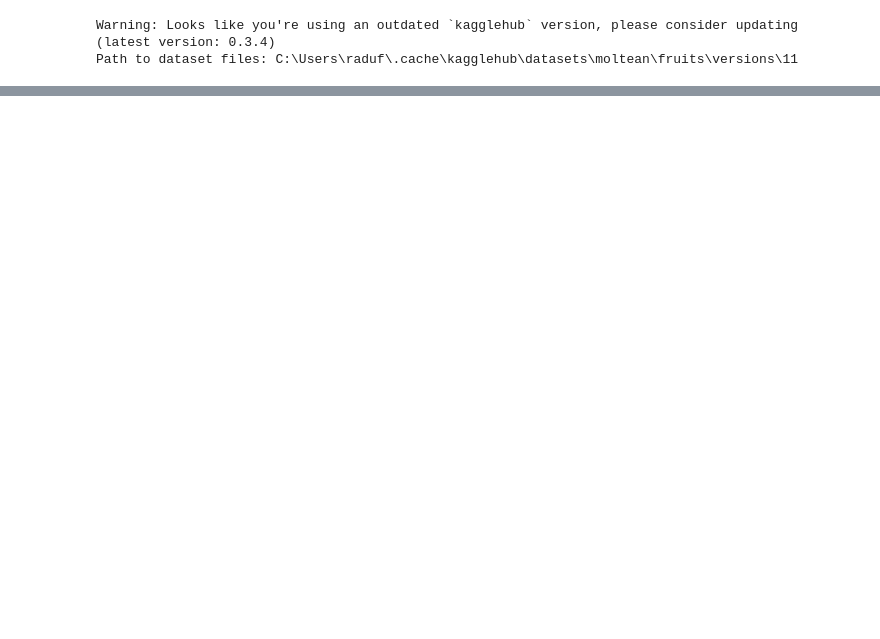
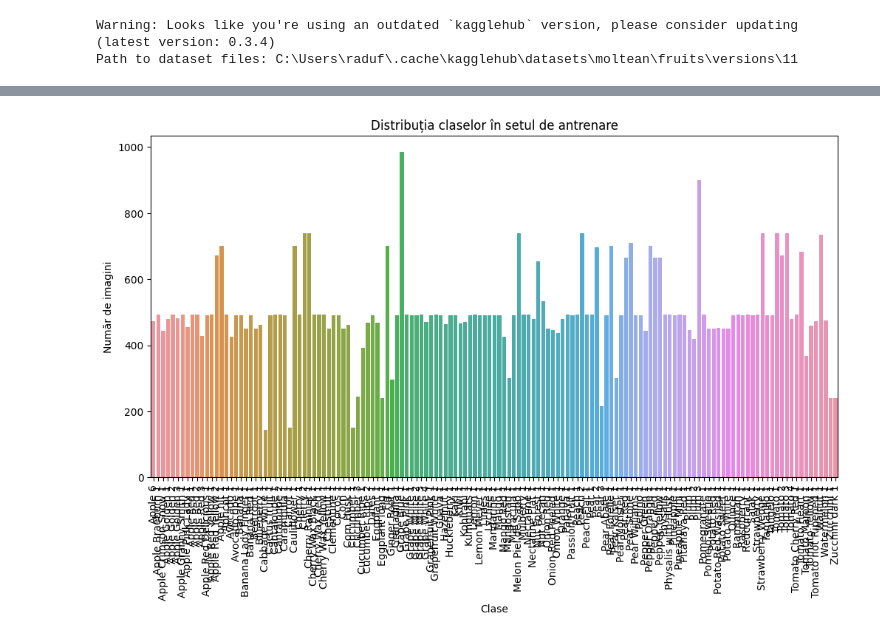
Before and after one commit to Vulturul2k/ML_project, a Jupyter notebook: fruits360.ipynb, the cells around one changed output, grey strips where cells are left out. Saved outputs shown, nothing was run; the diff lists cells and outputs as text; code cells hidden in the pictures; blank space fills up the shorter version.

```diff
--- a/fruits360.ipynb
+++ b/fruits360.ipynb
@@ -80,0 +96,22 @@ NameError: name 'train_generator' is not defined
+# %%
+import seaborn as sns
+import pandas as pd
+
+# Obține etichetele claselor din generatorul de antrenare
+labels = train_generator.classes
+class_names = list(train_generator.class_indices.keys())
+
+# Creare DataFrame pentru vizualizare
+df = pd.DataFrame({'Label': labels})
+class_distribution = df['Label'].value_counts().sort_index()
+
+# Bar plot pentru distribuția claselor
+plt.figure(figsize=(12, 6))
+sns.barplot(x=class_names, y=class_distribution)
+plt.xticks(rotation=90)
+plt.title('Distribuția claselor în setul de antrenare')
+plt.xlabel('Clase')
+plt.ylabel('Număr de imagini')
+plt.show()
+# %% [output]
+[figure, added]
```
Also changed, not shown: parts of 8 cells of this notebook.
